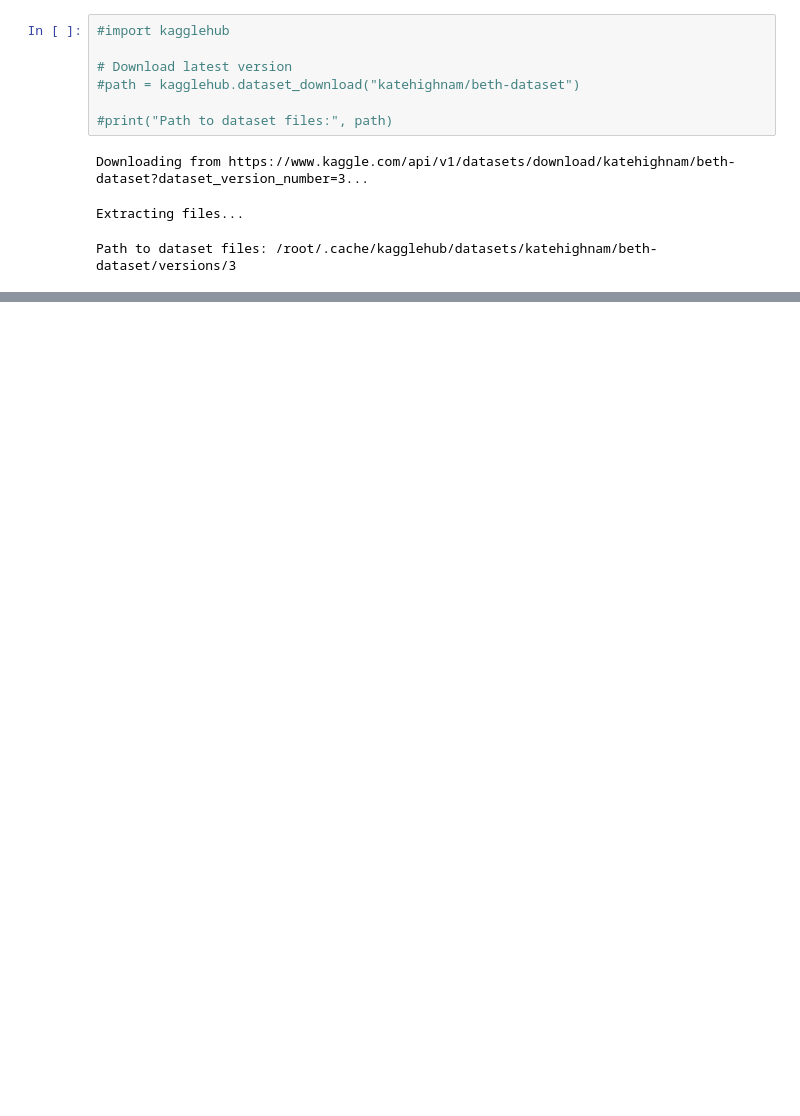
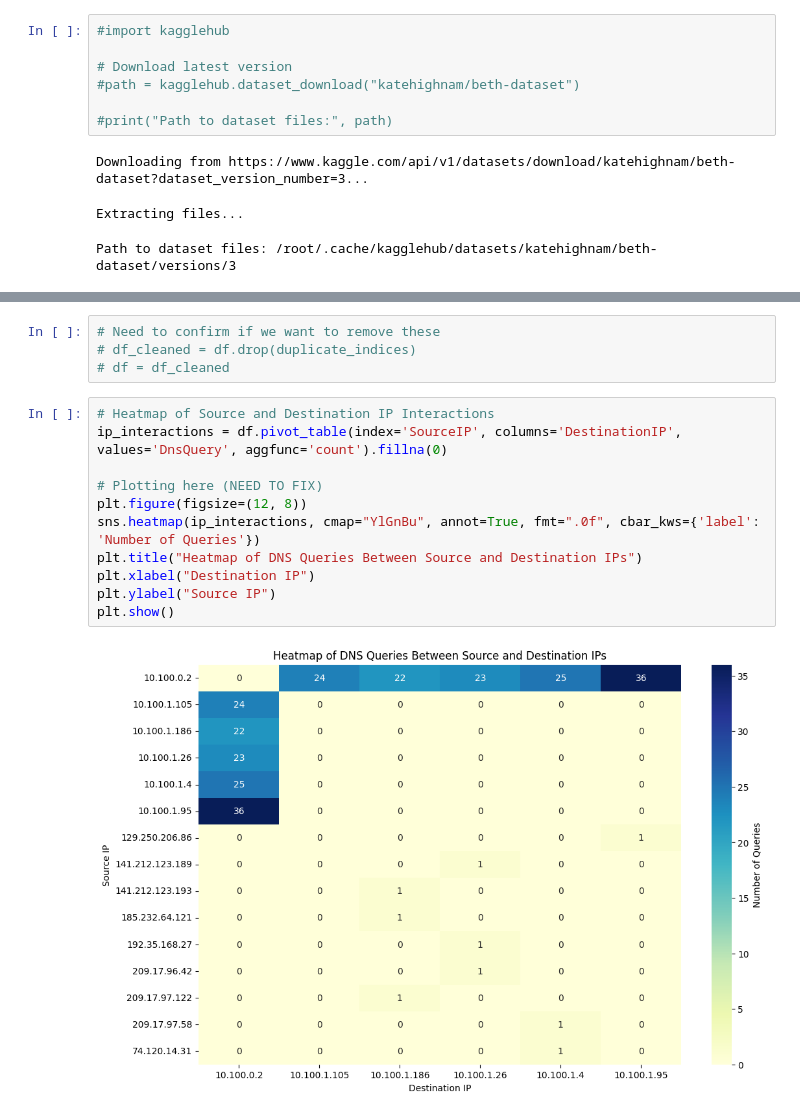
Before and after one commit to SHasan59/CTPproject, a Jupyter notebook: CTPFinalProject.ipynb, the cells around one changed output, grey strips where cells are left out. Cells and saved outputs as stored; diff of their text form; blank space fills up the shorter version.

```diff
--- a/CTPFinalProject.ipynb
+++ b/CTPFinalProject.ipynb
@@ -28,0 +135,17 @@ df.head(3)
+# %%
+# Need to confirm if we want to remove these
+# df_cleaned = df.drop(duplicate_indices)
+# df = df_cleaned
+# %%
+# Heatmap of Source and Destination IP Interactions
+ip_interactions = df.pivot_table(index='SourceIP', columns='DestinationIP', values='DnsQuery', aggfunc='count').fillna(0)
+
+# Plotting here (NEED TO FIX)
+plt.figure(figsize=(12, 8))
+sns.heatmap(ip_interactions, cmap="YlGnBu", annot=True, fmt=".0f", cbar_kws={'label': 'Number of Queries'})
+plt.title("Heatmap of DNS Queries Between Source and Destination IPs")
+plt.xlabel("Destination IP")
+plt.ylabel("Source IP")
+plt.show()
+# %% [output]
+[figure, added]
```
Also changed, not shown: parts of 13 cells of this notebook.
